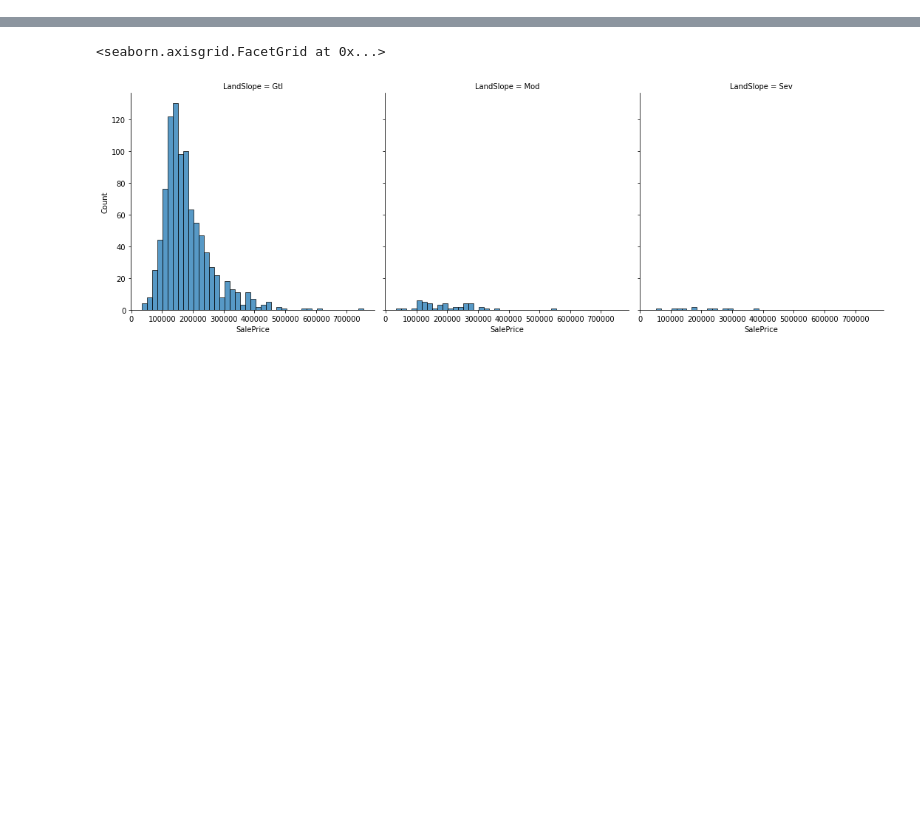
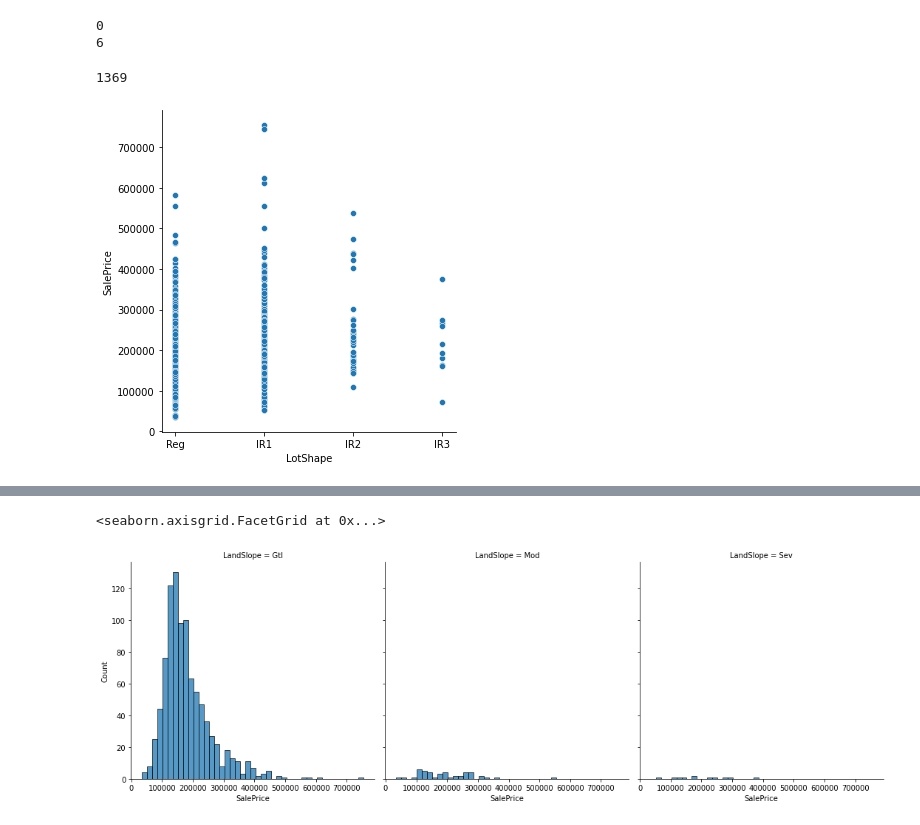
Before and after one commit to Nir24/ECE-196_MLProj, a Jupyter notebook: Main.ipynb, the cells around one changed output, grey strips where cells are left out. Drawn from its saved outputs; the diff is of its cells as text; code cells hidden in the pictures; blank space fills up the shorter version.

```diff
--- a/Main.ipynb
+++ b/Main.ipynb
@@ -16,0 +89,25 @@ House_df.head()
+# %%
+#Variable: Street
+print(House_df["Street"].isnull().sum()) # No null values no cleaning needed
+arr = np.array([])
+arr = House_df['Street']
+arr = arr[arr == 'Grvl']
+print(arr.size) #Only 6 entries out of 1460, this variable will be excluded.
+House_df = House_df.drop(['Street'], axis = 1) #Drop this column
+# %% [output]
+0
+6
+# %%
+#Variable Alley
+print(House_df["Alley"].isna().sum()) # 1369 NaN values, this variable will be excluded
+House_df = House_df.drop(['Alley'], axis = 1)
+# %% [output]
+1369
+# %%
+#Variable LotShape
+sns.relplot(x = "LotShape" , y = "SalePrice" , data = House_df)
+House_df = House_df.drop(['LotShape'], axis = 1)
+## looking at the distributions of LotShape vs SalePrice we see that
+## the LotShape has little effect on the SalePrice
+# %% [output]
+[figure, added]
```
Also changed, not shown: parts of 9 cells of this notebook, 1 other file.
